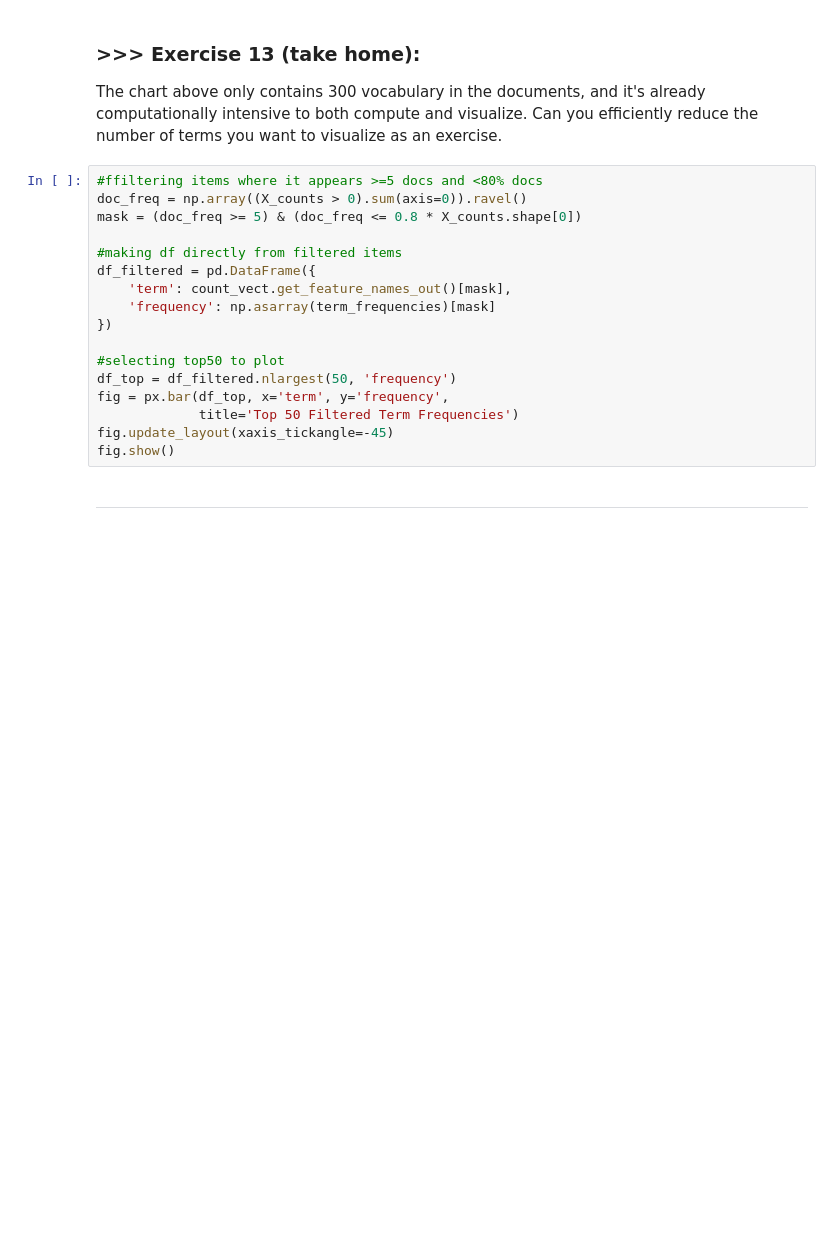
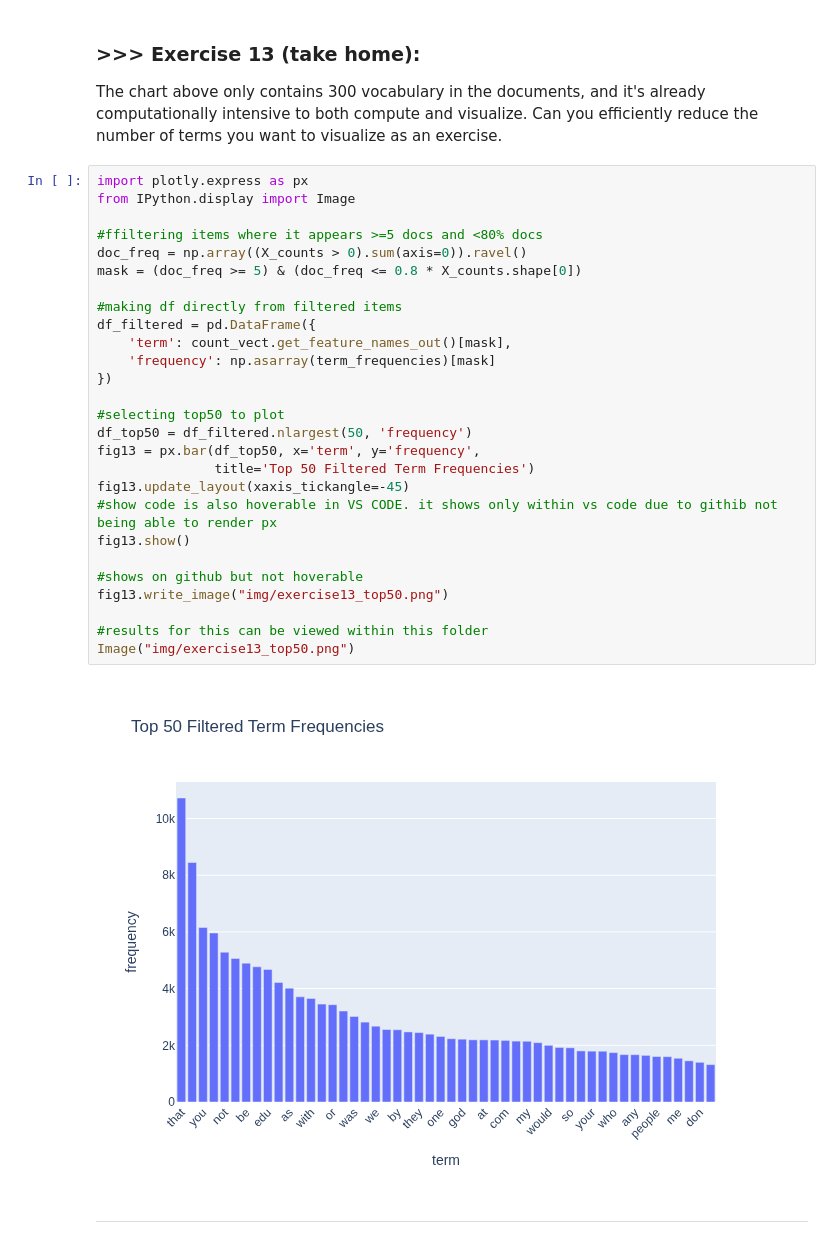
Before and after one commit to DavidGJ4/DM2025-Lab1-Exercise, a Jupyter notebook: DM2025-Lab1-Master.ipynb, the cells around one changed output. Drawn from its saved outputs; the diff is of its cells as text; blank space fills up the shorter version.

```diff
--- a/DM2025-Lab1-Master.ipynb
+++ b/DM2025-Lab1-Master.ipynb
@@ -1231,22 +1239,34 @@ fig.show()
 ### >>> **Exercise 13 (take home):**
 The chart above only contains 300 vocabulary in the documents, and it's already computationally intensive to both compute and visualize. Can you efficiently reduce the number of terms you want to visualize as an exercise.
 # %%
+import plotly.express as px
+from IPython.display import Image
+
 #ffiltering items where it appears >=5 docs and <80% docs
 doc_freq = np.array((X_counts > 0).sum(axis=0)).ravel()
 mask = (doc_freq >= 5) & (doc_freq <= 0.8 * X_counts.shape[0])
 
 #making df directly from filtered items
 df_filtered = pd.DataFrame({
     'term': count_vect.get_feature_names_out()[mask],
     'frequency': np.asarray(term_frequencies)[mask]
 })
 
 #selecting top50 to plot
-df_top = df_filtered.nlargest(50, 'frequency')
-fig = px.bar(df_top, x='term', y='frequency',
-             title='Top 50 Filtered Term Frequencies')
-fig.update_layout(xaxis_tickangle=-45)
-fig.show()
+df_top50 = df_filtered.nlargest(50, 'frequency')
+fig13 = px.bar(df_top50, x='term', y='frequency',
+               title='Top 50 Filtered Term Frequencies')
+fig13.update_layout(xaxis_tickangle=-45)
+#show code is also hoverable in VS CODE. it shows only within vs code due to githib not being able to render px
+fig13.show()
+
+#shows on github but not hoverable
+fig13.write_image("img/exercise13_top50.png")
+
+#results for this can be viewed within this folder
+Image("img/exercise13_top50.png")
+# %% [output]
+[figure, added]
 # %% [markdown]
 ---
 # %% [markdown]
```
Also changed, not shown: parts of 1 cell of this notebook.
